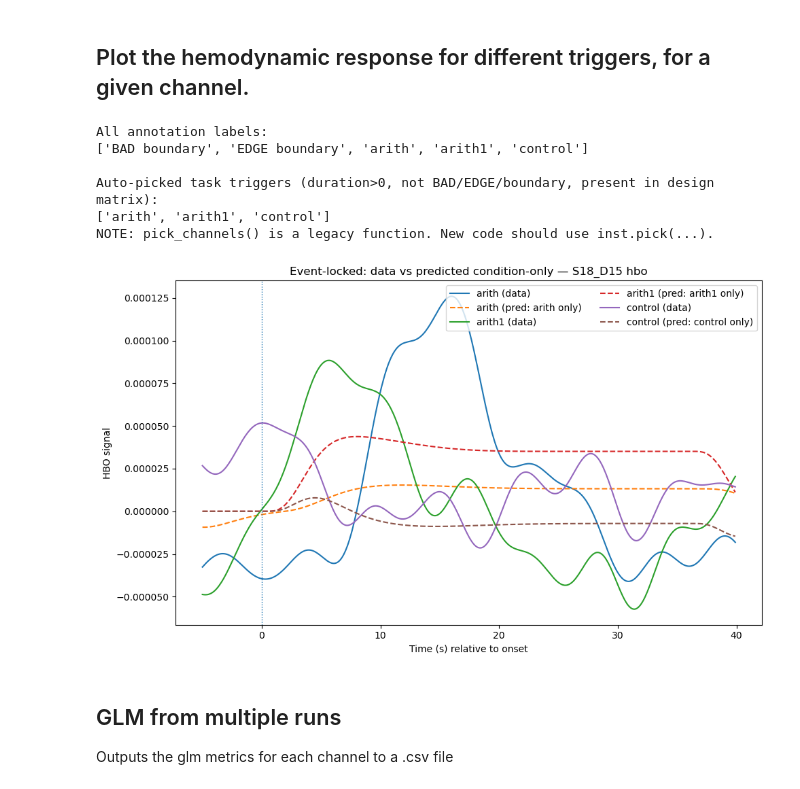
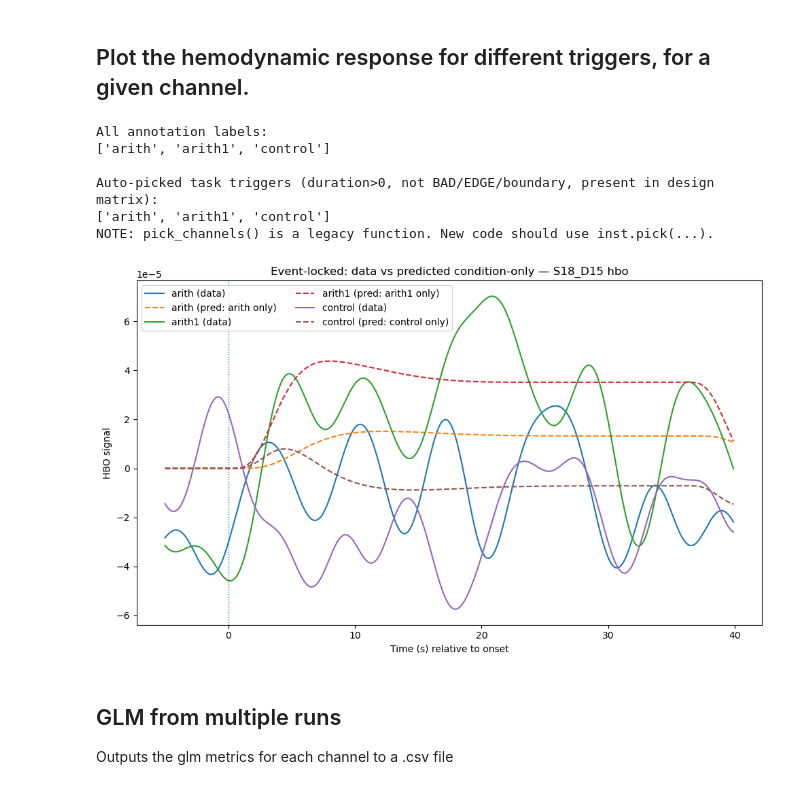
Before and after one commit to divij16/Brain_Norm_Project_Github, a Jupyter notebook: Fix metadata and run glm.ipynb, the cells around one changed output. Drawn from its saved outputs; the diff is of its cells as text; code cells hidden in the pictures.

Commit message:
Fixed hrf plot for single glm, added modified 3d optode position file

```diff
--- a/Fix metadata and run glm.ipynb
+++ b/Fix metadata and run glm.ipynb
@@ -781,16 +781,16 @@ CHROMA = "hbo"            # "hbo" or "hbr"
 tmin, tmax = -5, 40       # arith event-locked window (sec)
 #tmin, tmax = -2, 12.5
 
-sfreq = float(raw_all.info["sfreq"])
-dm_cols = list(dm_subject.columns)
+sfreq = float(raw_haemo.info["sfreq"])
+dm_cols = list(design_matrix.columns)
 
 # -----------------------------
 # 1) Auto-detect triggers from your data
 # -----------------------------
-triggers = infer_task_triggers(raw_all, dm_subject=dm_subject)
+triggers = infer_task_triggers(raw_haemo, dm_subject=design_matrix)
 
 print("All annotation labels:")
-print(list_annotation_triggers(raw_all))
+print(list_annotation_triggers(raw_haemo))
 
 print("\nAuto-picked task triggers (duration>0, not BAD/EDGE/boundary, present in design matrix):")
 print(triggers)
@@ -807,7 +807,7 @@ if len(triggers) == 0:
 df_ch = df[(df["Chroma"].astype(str).str.lower() == CHROMA)].copy()
 betas = betas_for_channel(df_ch, ch_name)
 
-y_true = raw_all.copy().pick_channels([ch_name]).get_data().ravel()
+y_true = raw_haemo.copy().pick_channels([ch_name]).get_data().ravel()
 
 # -----------------------------
 # 3) Build predicted contribution per trigger automatically
@@ -815,41 +815,41 @@ y_true = raw_all.copy().pick_channels([ch_name]).get_data().ravel()
 preds = {}
 for cond in triggers:
     cols = cond_regressors(dm_cols, cond)
-    preds[cond] = predict_from_columns(dm_subject, betas, cols)
+    preds[cond] = predict_from_columns(design_matrix, betas, cols)
 
 # -----------------------------
 # 4) Plot event-locked averages: data vs predicted (condition-only)
 # -----------------------------
 plt.figure(figsize=(10, 6))
 
 for cond in triggers:
-    onsets = event_onsets_from_annotations(raw_all, cond)
+    onsets = event_onsets_from_annotations(raw_haemo, cond)
     if len(onsets) == 0:
         continue
 
     t, avg_true = average_locked(y_true, onsets, sfreq, tmin=tmin, tmax=tmax)
     _, avg_pred = average_locked(preds[cond], onsets, sfreq, tmin=tmin, tmax=tmax)
     if avg_true is None:
         continue
 
     plt.plot(t, avg_true, label=f"{cond} (data)")
     plt.plot(t, avg_pred, linestyle="--", label=f"{cond} (pred: {cond} only)")
 
 plt.axvline(0, linestyle=":", linewidth=1)
 plt.xlabel("Time (s) relative to onset")
 plt.ylabel(f"{CHROMA.upper()} signal")
 plt.title(f"Event-locked: data vs predicted condition-only — {ch_name}")
 plt.legend(ncol=2)
 plt.tight_layout()
 plt.show()
 # %% [output]
 All annotation labels:
-['BAD boundary', 'EDGE boundary', 'arith', 'arith1', 'control']
+['arith', 'arith1', 'control']
 
 Auto-picked task triggers (duration>0, not BAD/EDGE/boundary, present in design matrix):
 ['arith', 'arith1', 'control']
 NOTE: pick_channels() is a legacy function. New code should use inst.pick(...).
-[figure, old version]
+[figure, new version]
 # %% [markdown]
 ## GLM from multiple runs
 Outputs the glm metrics for each channel to a .csv file
```
Also changed, not shown: 1 other file.
